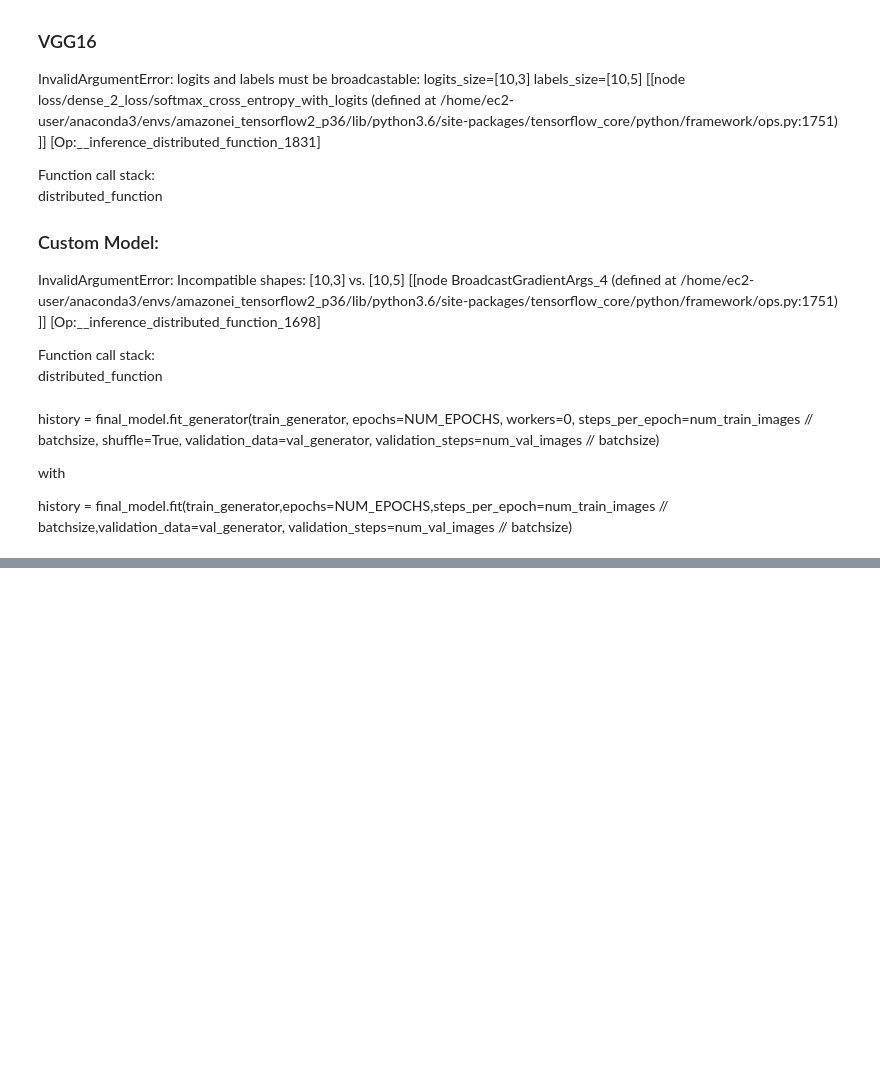
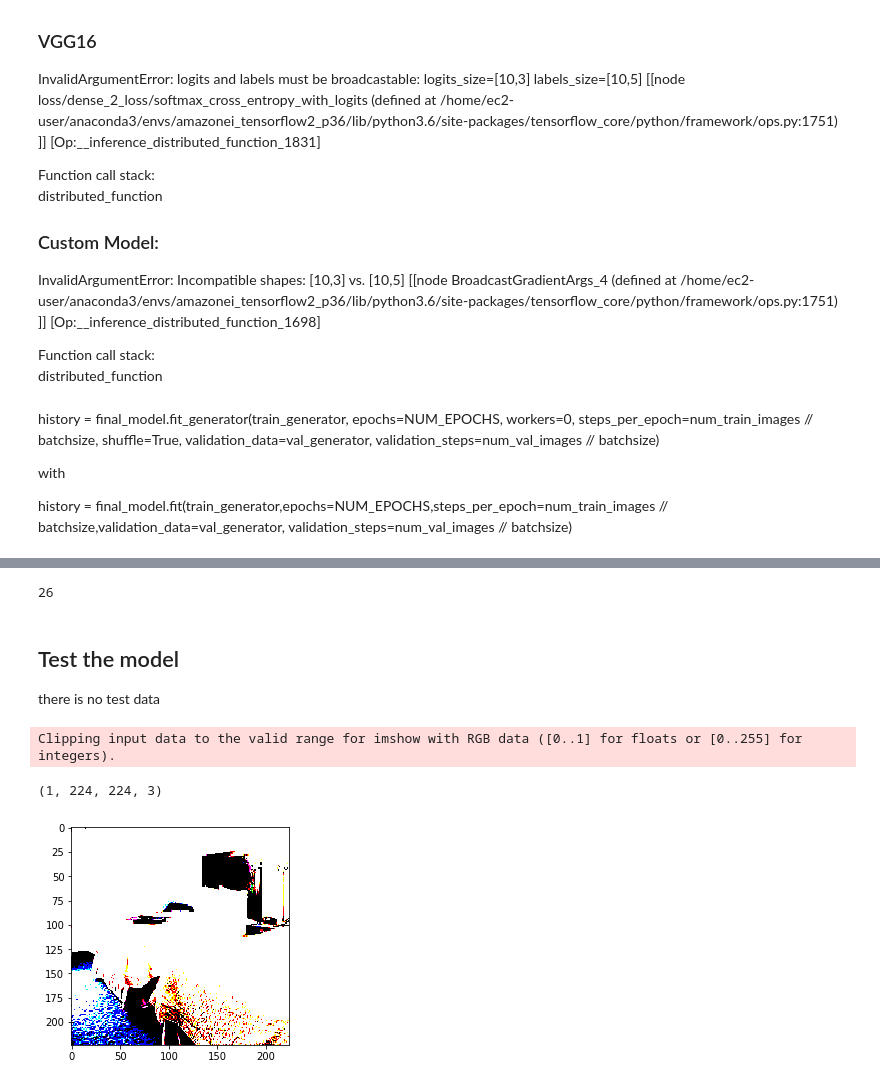
Before and after one commit to duffjay/tf20_vision_samples, a Jupyter notebook: tf20_master_cv/Chapter4_classification_visualization_custom_model&VGG.ipynb, the cells around one changed output, grey strips where cells are left out. Cells and saved outputs as stored; diff of their text form; code cells hidden in the pictures; blank space fills up the shorter version.

```diff
--- a/tf20_master_cv/Chapter4_classification_visualization_custom_model&VGG.ipynb
+++ b/tf20_master_cv/Chapter4_classification_visualization_custom_model&VGG.ipynb
@@ -57,9 +50,20 @@ ls furniture-images/img/
 # %%
+train_dir = '/home/ec2-user/SageMaker/data/furniture-images/img/train'
+val_dir =   '/home/ec2-user/SageMaker/data/furniture-images/img/val'
 
+# train_dir = '/home/ec2-user/SageMaker/data/img/train'
+# val_dir =   '/home/ec2-user/SageMaker/data/img/val'
 
+# add the extra classes:
 train_bed_dir = os.path.join(train_dir, 'bed')
 train_chair_dir = os.path.join(train_dir, 'chair')
 train_sofa_dir = os.path.join(train_dir, 'sofa')
+train_swivelchair_dir = os.path.join(train_dir, 'swivelchair')
+train_table_dir = os.path.join(train_dir, 'table')
+
+
 val_bed_dir = os.path.join(val_dir, 'bed')
 val_chair_dir = os.path.join(val_dir, 'chair')
 val_sofa_dir = os.path.join(val_dir, 'sofa')
+val_swivelchair_dir = os.path.join(val_dir, 'swivelchair')
+val_table_dir = os.path.join(val_dir, 'table')
@@ -83,12 +71,16 @@ val_sofa_dir = os.path.join(val_dir, 'sofa')
 num_bed_train = len(os.listdir(train_bed_dir))
 num_chair_train = len(os.listdir(train_chair_dir))
 num_sofa_train = len(os.listdir(train_sofa_dir))
+num_swivelchair_train = len(os.listdir(train_swivelchair_dir))
+num_table_train = len(os.listdir(train_table_dir))
 
 num_bed_val = len(os.listdir(val_bed_dir))
 num_chair_val = len(os.listdir(val_chair_dir))
 num_sofa_val = len(os.listdir(val_sofa_dir))
+num_swivelchair_val = len(os.listdir(val_swivelchair_dir))
+num_table_val = len(os.listdir(val_table_dir))
 
-num_train_images = num_bed_train + num_chair_train + num_sofa_train
-num_val_images = num_bed_val + num_chair_val + num_sofa_val
+num_train_images = num_bed_train + num_chair_train + num_sofa_train + num_swivelchair_train + num_table_train
+num_val_images = num_bed_val + num_chair_val + num_sofa_val + num_swivelchair_val + num_table_val
 print(num_train_images, num_val_images)
 # %% [output]
@@ -214,7 +201,7 @@ def build_final_model(base_model, dropout, fc_layers, num_classes):
 
 
 
-class_list = ["bed", "chair", "sofa"]
+class_list = ["bed", "chair", "sofa", "swivelchair", "table"]
 FC_LAYERS = [1024, 1024]
 dropout = 0.3
 
@@ -336,22 +351,33 @@ Function call stack:
 # %%
 print(len(model.layers))
+# %% [output]
+26
+# %% [markdown]
+## Test the model
+there is no test data
+# %%
+test_bed = os.path.join(val_dir, 'bed', '00000937.jpg')
+test_chair = os.path.join(val_dir, 'chair', '00000037.jpg')
+test_sofa = os.path.join(val_dir, 'sofa', '00000237.jpg')
 # %%
 from keras.preprocessing import image
 import matplotlib.pyplot as plt
 %matplotlib inline
 
-img_path = 'furniture_images/test/chair/00000800testchair.jpg'
-#img_path = 'furniture_images/test/bed/00000876trainbed.jpg'
-#img_path = 'furniture_images/test/sofa/00000803testsofa.jpg'
+img_path = test_bed
 img = image.load_img(img_path, target_size=(img_height, img_width))
 img_tensor = image.img_to_array(img)
 img_tensor = np.expand_dims(img_tensor, axis=0)
 img_tensor = preprocess_input(img_tensor)
 
 featuremap = model.predict(img_tensor)
 plt.imshow(featuremap)
 plt.imshow(img_tensor[0])
 print (img_tensor.shape)
+# %% [output]
+Clipping input data to the valid range for imshow with RGB data ([0..1] for floats or [0..255] for integers).
+(1, 224, 224, 3)
+[figure, added]
 # %%
 from tensorflow.keras.models import Model
 layer_outputs = [layer.output for layer in model.layers[:len(model.layers)]]
```
Also changed, not shown: parts of 18 cells of this notebook.
